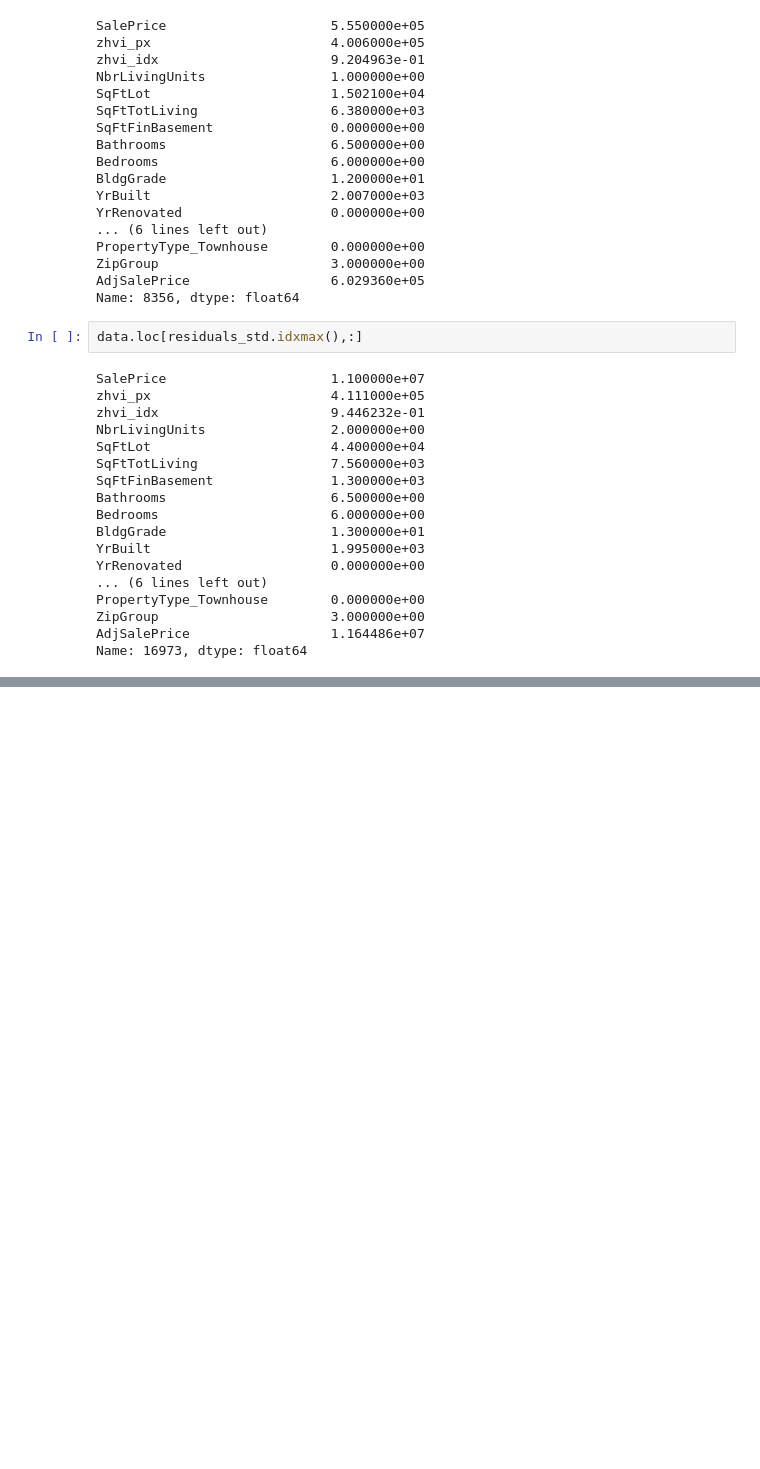
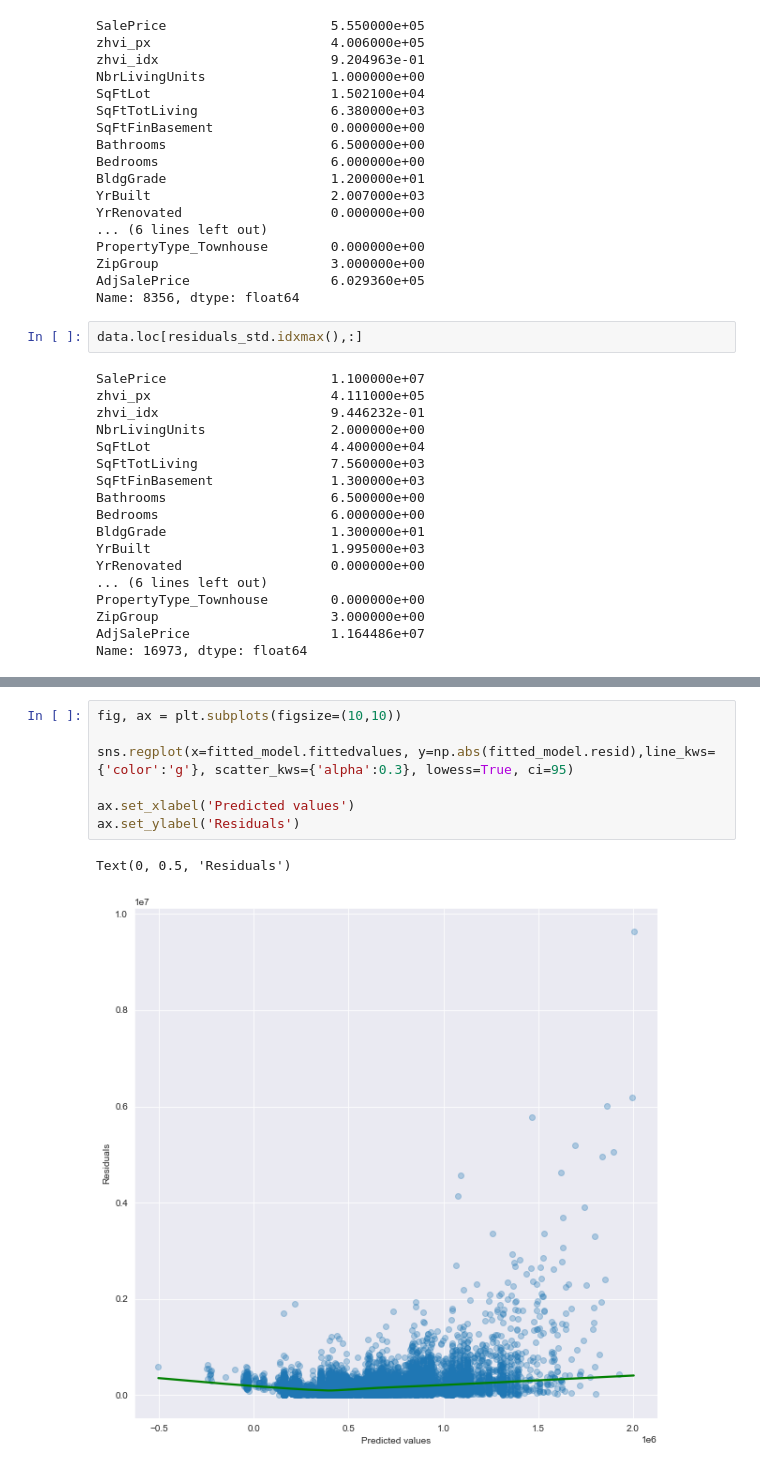
Before and after one commit to tzuzulcode/ai-fundamentals-abril2022, a Jupyter notebook: Regression and prediction/Diagnostico.ipynb, the cells around one changed output, grey strips where cells are left out. Cells and saved outputs as stored; diff of their text form; blank space fills up the shorter version.

```diff
--- a/Regression and prediction/Diagnostico.ipynb
+++ b/Regression and prediction/Diagnostico.ipynb
@@ -110,0 +112,10 @@ Text(0, 0.5, 'residuals')
+# %%
+fig, ax = plt.subplots(figsize=(10,10))
+
+sns.regplot(x=fitted_model.fittedvalues, y=np.abs(fitted_model.resid),line_kws={'color':'g'}, scatter_kws={'alpha':0.3}, lowess=True, ci=95)
+
+ax.set_xlabel('Predicted values')
+ax.set_ylabel('Residuals')
+# %% [output]
+Text(0, 0.5, 'Residuals')
+[figure, added]
```
Also changed, not shown: parts of 3 cells of this notebook.
